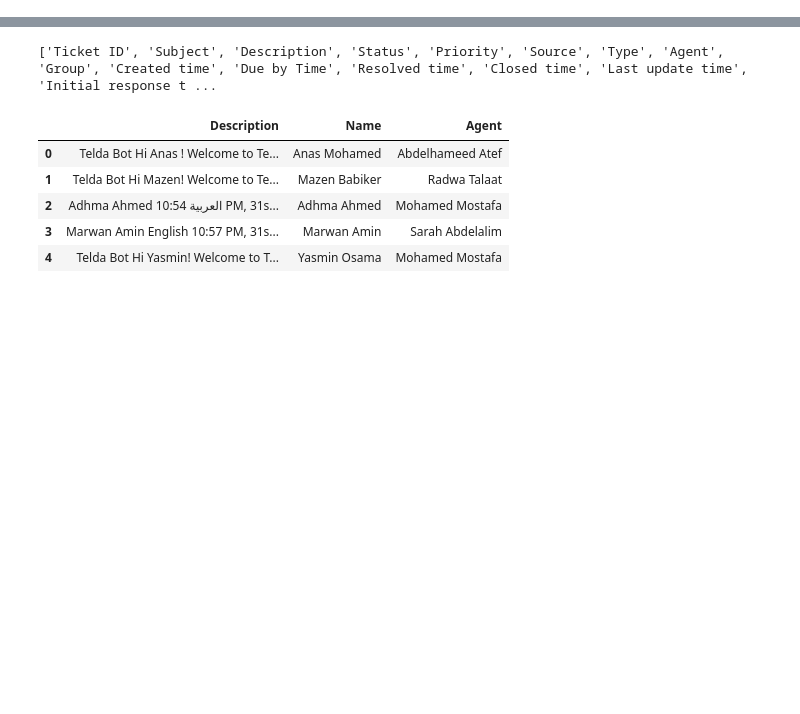
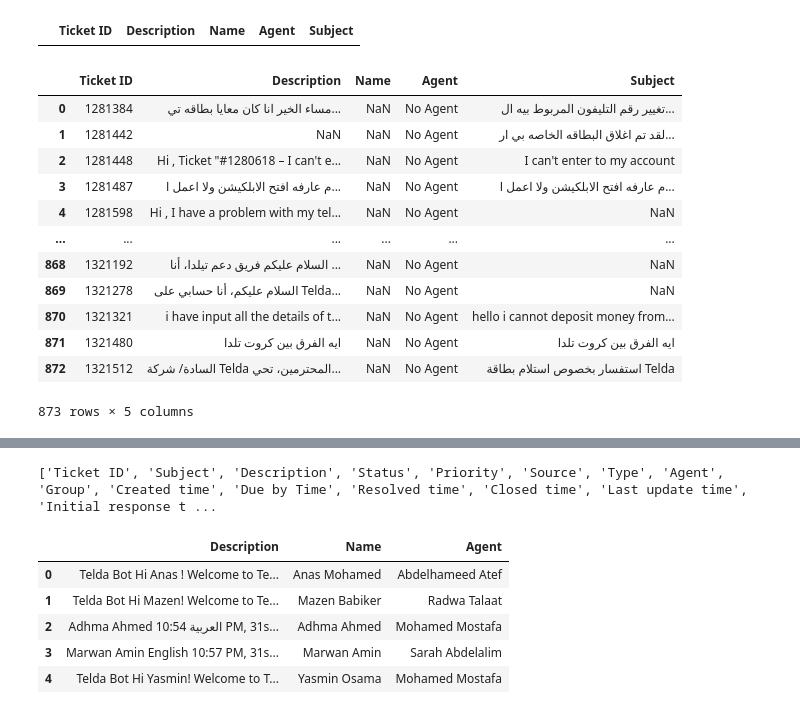
Before and after one commit to Maxab-Growth/Seif, a Jupyter notebook: Seif's_stuff/Clean_Telda_data.ipynb, the cells around one changed output, grey strips where cells are left out. Saved outputs shown, nothing was run; the diff lists cells and outputs as text; code cells hidden in the pictures; blank space fills up the shorter version.

```diff
--- a/Seif's_stuff/Clean_Telda_data.ipynb
+++ b/Seif's_stuff/Clean_Telda_data.ipynb
@@ -51,0 +108,28 @@ df
+# %%
+first_data = df[['Ticket ID','Description', 'Name', 'Agent' ]]
+empty_name_rows = first_data[first_data['Name'].isna()]
+data_to_merge = df[['Ticket ID','Subject']]
+merged_df = empty_name_rows.merge(data_to_merge, on='Ticket ID', how='left')
+merged_df
+# %% [output]
+|  | Ticket ID | Description | Name | Agent | Subject |
+# %%
+import pandas as pd
+
+# Example merge
+merged_df = empty_name_rows.merge(data_to_merge, on='Ticket ID', how='left')
+merged_df
+# %% [output]
+|  | Ticket ID | Description | Name | Agent | Subject |
+| 0 | 1281384 | مساء الخير انا كان معايا بطاقه تي... | NaN | No Agent | تغيير رقم التليفون المربوط بيه ال... |
+| 1 | 1281442 | NaN | NaN | No Agent | لقد تم اغلاق البطاقه الخاصه بي ار... |
+| 2 | 1281448 | Hi , Ticket "#1280618 – I can't e... | NaN | No Agent | I can't enter to my account |
+| 3 | 1281487 | م عارفه افتح الابلكيشن ولا اعمل ا... | NaN | No Agent | م عارفه افتح الابلكيشن ولا اعمل ا... |
+| 4 | 1281598 | Hi , I have a problem with my tel... | NaN | No Agent | NaN |
+| ... | ... | ... | ... | ... | ... |
+| 868 | 1321192 | السلام عليكم فريق دعم تيلدا، أنا ... | NaN | No Agent | NaN |
+| 869 | 1321278 | السلام عليكم، أنا حسابي على Telda... | NaN | No Agent | NaN |
+| 870 | 1321321 | i have input all the details of t... | NaN | No Agent | hello i cannot deposit money from... |
+| 871 | 1321480 | ايه الفرق بين كروت تلدا | NaN | No Agent | ايه الفرق بين كروت تلدا |
+| 872 | 1321512 | السادة/ شركة Telda المحترمين، تحي... | NaN | No Agent | استفسار بخصوص استلام بطاقة Telda |
+873 rows × 5 columns
```
Also changed, not shown: parts of 10 cells of this notebook, 3 other files.
